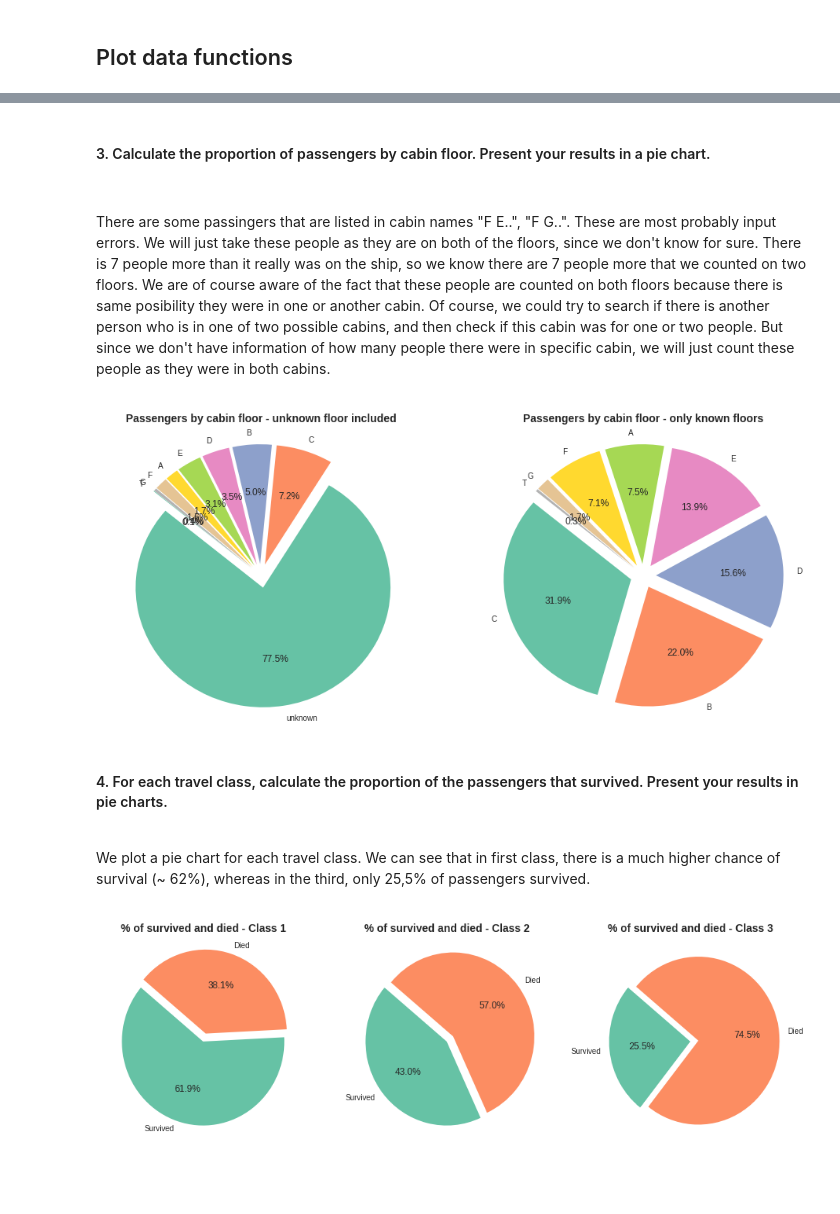
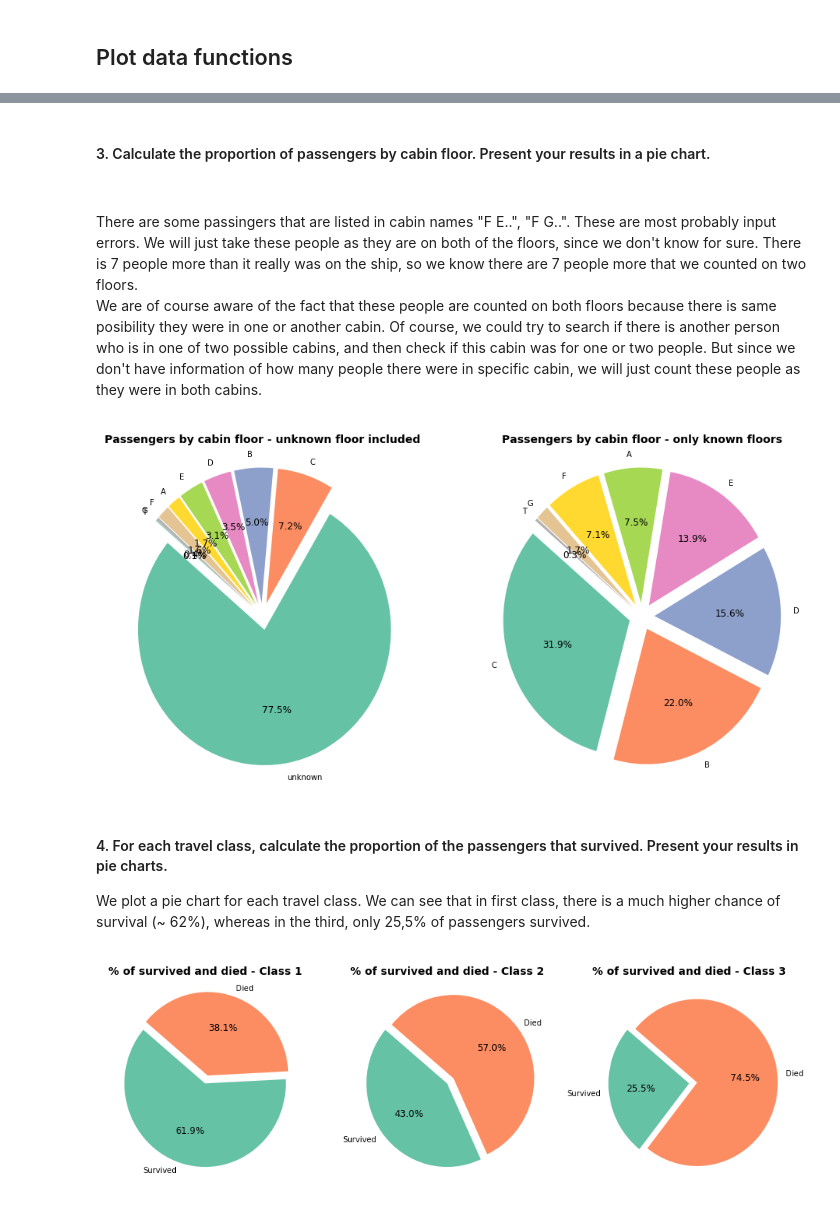
Before and after one commit to MsSquirrel/ADA---MAK, a Jupyter notebook: Homework 1.ipynb, the cells around one changed output, grey strips where cells are left out. Cells and saved outputs as stored; diff of their text form; code cells hidden in the pictures; blank space fills up the shorter version.

```diff
--- a/Homework 1.ipynb
+++ b/Homework 1.ipynb
@@ -646,27 +680,26 @@ Passengers with no age: 263
 <div>
 <p>
 
-There are some passingers that are listed in cabin names "F E..", "F G..". These are most probably input errors. We will just take these people as they are on both of the floors, since we don't know for sure. There is 7 people more than it really was on the ship, so we know there are 7 people more that we counted on two floors. We are of course aware of the fact that these people are counted on both floors because there is same posibility they were in one or another cabin. Of course, we could try to search if there is another person who is in one of two possible cabins, and then check if this cabin was for one or two people. But since we don't have information of how many people there were in specific cabin, we will just count these people as they were in both cabins.
+There are some passingers that are listed in cabin names "F E..", "F G..". These are most probably input errors. We will just take these people as they are on both of the floors, since we don't know for sure. There is 7 people more than it really was on the ship, so we know there are 7 people more that we counted on two floors. <br>We are of course aware of the fact that these people are counted on both floors because there is same posibility they were in one or another cabin. Of course, we could try to search if there is another person who is in one of two possible cabins, and then check if this cabin was for one or two people. But since we don't have information of how many people there were in specific cabin, we will just count these people as they were in both cabins.
 </p>
 </div>
 # %%
-figure, axes = plt.subplots(1, 2, figsize=(16,7))
+figure, axes = plt.subplots(1, 2, figsize=(16,8))
 
 #We use our floor column that is categorical now
 data = titanic_data.floor.value_counts()
 explode = (0.1, 0.1, 0.1, 0.1, 0.1, 0.1, 0.1, 0.1, 0.1)
 labels = data.index
 plot_data_pie(data.values, axes[0], labels, explode, 'Passengers by cabin floor - unknown floor included')
 
 data = data[1:] #without unknown
 explode = (0.1, 0.1, 0.1, 0.1, 0.1, 0.1, 0.1, 0.1)
 labels = data.index
 plot_data_pie(data.values, axes[1], labels, explode, 'Passengers by cabin floor - only known floors')
 # %% [output]
-[figure, old version]
+[figure, new version]
 # %% [markdown]
 <h4> 4. For each travel class, calculate the proportion of the passengers that survived. Present your results in pie charts.</h4>
-<br>
 <div>
 <p>
 We plot a pie chart for each travel class.
@@ -674,24 +707,24 @@ We can see that in first class, there is a much higher chance of survival (~ 62%
 </p>
 </div>
 # %%
+# function to get the proportion of the passengers that survived
 def plot_percentage_survivors(pclass, survivors_flag, axes):
     class_all_passengers = len(titanic_data.query("pclass == @pclass"))
     class_survivors = len(titanic_data.query("pclass == @pclass & survived==@survivors_flag"))
     colors = ['blue', 'red']
     explode = (0, 0.1)
     labels = ["Survived", "Died"]
-
     title='% of survived and died - Class {}'.format(pclass)
     plot_data_pie([class_survivors, class_all_passengers-class_survivors], axes, labels, explode, title=title)
 
-
+#Plot data
 figure, axes = plt.subplots(1, 3, figsize=(16,5))
 
-plot_percentage_survivors(1, 1, axes[0])
-plot_percentage_survivors(2, 1, axes[1])
-plot_percentage_survivors(3, 1, axes[2])
+plot_percentage_survivors(1, 1, axes[0]) # first class
+plot_percentage_survivors(2, 1, axes[1]) # second class
+plot_percentage_survivors(3, 1, axes[2]) # third class
 # %% [output]
-[figure, old version]
+[figure, new version]
 # %% [markdown]
 <h4> 5. Calculate the proportion of the passengers that survived by *travel class* and *sex*. Present your results in *a single histogram*.</h4>
 <p>
```
Also changed, not shown: parts of 15 cells of this notebook.
